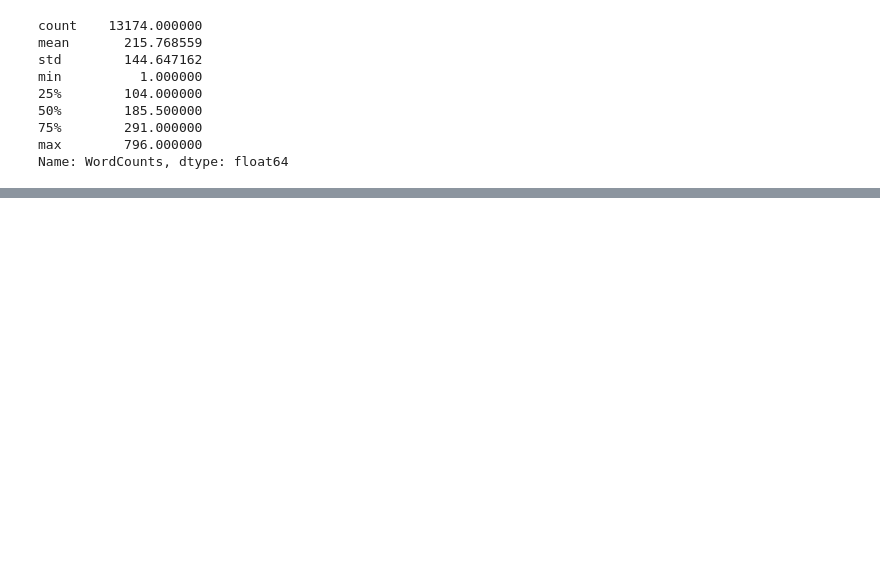
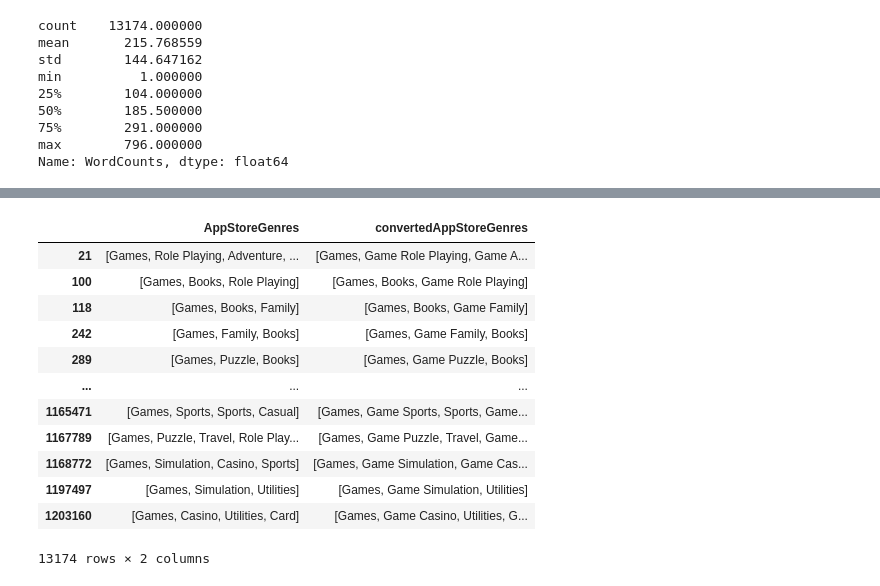
Before and after one commit to tsido/lda-thesis, a Jupyter notebook: data/generate_game_descriptions.ipynb, the cells around one changed output, grey strips where cells are left out. Drawn from its saved outputs; the diff is of its cells as text; code cells hidden in the pictures; blank space fills up the shorter version.

Commit message:
Read genres directly from the API and not just the ids

```diff
--- a/data/generate_game_descriptions.ipynb
+++ b/data/generate_game_descriptions.ipynb
@@ -98,6 +98,7 @@ def getGameDescription(appStoreId):
         result = body['results'][0]
         if ('genreIds' in result and 'description' in result):
             fields = [
+                result['genres'], # appStoreGenres
                 result['genreIds'], # appStoreGenreIds
                 result['description'], # Description
                 result['languageCodesISO2A'], # GameLanguages
@@ -111,7 +112,7 @@ def getGameDescription(appStoreId):
 
     return fields
 
-df[['AppStoreGenreIds', 'Description', 'GameLanguages']] = df.apply(lambda x : getGameDescription(x['AppStoreId']), axis='columns', result_type='expand')
+df[['AppStoreGenres', 'AppStoreGenreIds', 'Description', 'GameLanguages']] = df.apply(lambda x : getGameDescription(x['AppStoreId']), axis='columns', result_type='expand')
 df = df.dropna()
 df
 # %% [output]
@@ -326,0 +199,74 @@ categories_df.value_counts().plot.bar(title='Distribution of App Store genre lab
+# %%
+# These mappings are from https://developers.apptweak.com/reference/app-store-categories
+# This is used just to check that the genreIds and genres match in the
+# response from the app store API
+category_mappings = {
+    '6000': 'Business',
+    '6001': 'Weather',
+    '6002': 'Utilities',
+    '6003': 'Travel',
+    '6004': 'Sports',
+    '6005': 'Social Networking',
+    '6006': 'Reference',
+    '6007': 'Productivity',
+    '6008': 'Photo & Video',
+    '6009': 'News',
+    '6010': 'Navigation',
+    '6011': 'Music',
+    '6012': 'Lifestyle',
+    '6013': 'Health & Fitness',
+    '6014': 'Games',
+    '6015': 'Finance',
+    '6016': 'Entertainment',
+    '6017': 'Education',
+    '6018': 'Books',
+    '6020': 'Medical',
+    '6021': 'Newsstand',
+    '6022': 'Catalogs',
+    '6023': 'Food & Drink',
+    '6024': 'Shopping',
+    '6027': 'Graphics & Design',
+    '7001': 'Game Action',
+    '7002': 'Game Adventure',
+    '7003': 'Game Casual',
+    '7004': 'Game Board',
+    '7005': 'Game Card',
+    '7006': 'Game Casino',
+    '7007': 'Game Dice',
+    '7008': 'Game Educational',
+    '7009': 'Game Family',
+    '7010': 'Game Kids',
+    '7011': 'Game Music',
+    '7012': 'Game Puzzle',
+    '7013': 'Game Racing',
+    '7014': 'Game Role Playing',
+    '7015': 'Game Simulation',
+    '7016': 'Game Sports',
+    '7017': 'Game Strategy',
+    '7018': 'Game Trivia',
+    '7019': 'Game Word'
+}
+
+# convert the genre ids to genre strings
+
+def convert_genre_id_to_str(id_array):
+    genre_strings = [category_mappings[genre_id] for genre_id in id_array]
+    return genre_strings
+
+df['convertedAppStoreGenres'] = df['AppStoreGenreIds'].apply(convert_genre_id_to_str)
+
+df[['AppStoreGenres', 'convertedAppStoreGenres']]
+# %% [output]
+|  | AppStoreGenres | convertedAppStoreGenres |
+| 21 | [Games, Role Playing, Adventure, ... | [Games, Game Role Playing, Game A... |
+| 100 | [Games, Books, Role Playing] | [Games, Books, Game Role Playing] |
+| 118 | [Games, Books, Family] | [Games, Books, Game Family] |
+| 242 | [Games, Family, Books] | [Games, Game Family, Books] |
+| 289 | [Games, Puzzle, Books] | [Games, Game Puzzle, Books] |
+| ... | ... | ... |
+| 1165471 | [Games, Sports, Sports, Casual] | [Games, Game Sports, Sports, Game... |
+| 1167789 | [Games, Puzzle, Travel, Role Play... | [Games, Game Puzzle, Travel, Game... |
+| 1168772 | [Games, Simulation, Casino, Sports] | [Games, Game Simulation, Game Cas... |
+| 1197497 | [Games, Simulation, Utilities] | [Games, Game Simulation, Utilities] |
+| 1203160 | [Games, Casino, Utilities, Card] | [Games, Game Casino, Utilities, G... |
+13174 rows × 2 columns
```
Also changed, not shown: parts of 18 cells of this notebook.
